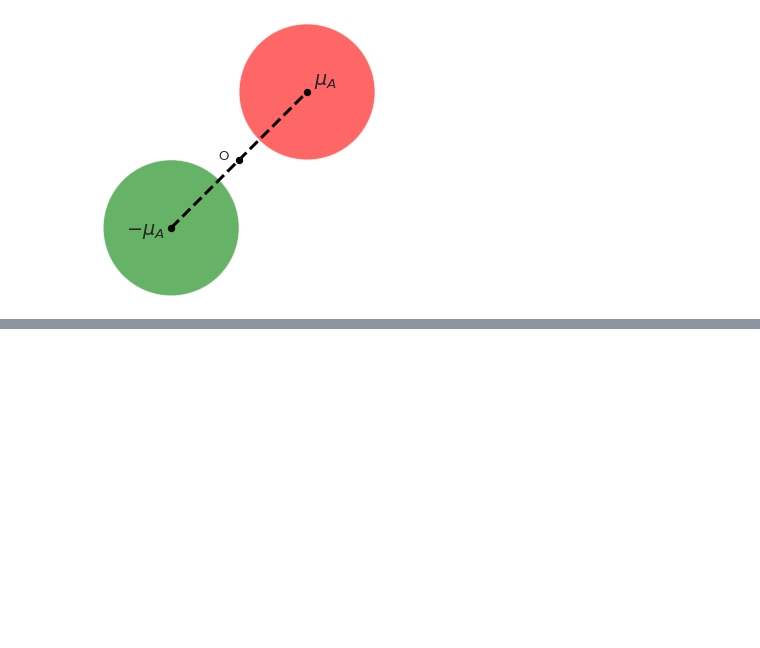
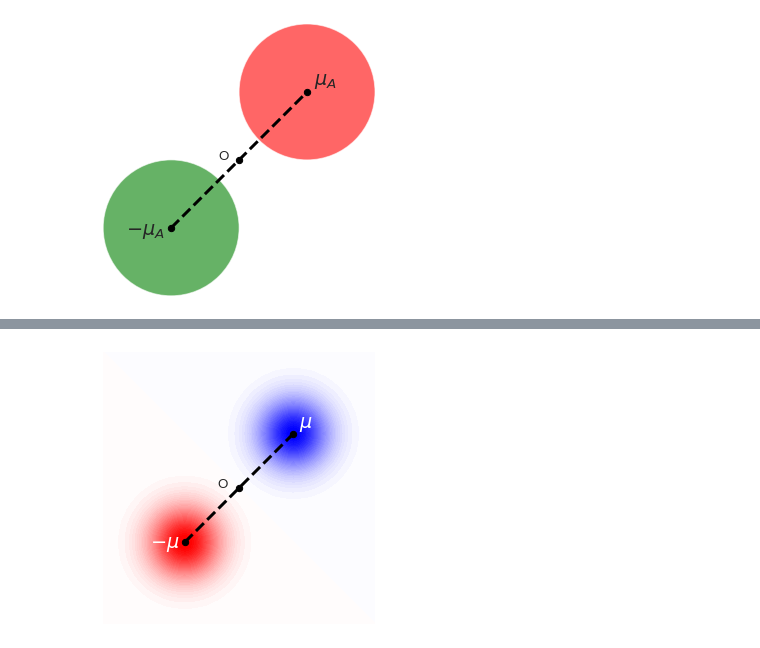
Before and after one commit to neurodata/ProL, a Jupyter notebook: notebooks/2-alternating-sequence.ipynb, the cells around one changed output, grey strips where cells are left out. Saved outputs shown, nothing was run; the diff lists cells and outputs as text; code cells hidden in the pictures; blank space fills up the shorter version.

```diff
--- a/notebooks/2-alternating-sequence.ipynb
+++ b/notebooks/2-alternating-sequence.ipynb
@@ -357,0 +465,32 @@ fig.savefig("figures/taskC.png", bbox_inches='tight')
+# %%
+fig, ax = plt.subplots(figsize=(5,5))
+
+sns.set_palette('pastel')
+
+x, y = np.mgrid[-3:3:.1, -3:3:.1]
+rv = multivariate_normal([-1, -1], 0.20*np.eye(2))
+data = np.dstack((x, y))
+z1 = rv.pdf(data)
+rv = multivariate_normal([1, 1], 0.20*np.eye(2))
+data = np.dstack((x, y))
+z2 = rv.pdf(data)
+z = z1 - z2
+ax.contourf(x, y, z, cmap='bwr', levels=100, alpha=1, extend='both')
+
+ax.plot([-1, 1], [-1, 1], c='k', lw=3, ls="dashed")
+ax.scatter([0], [0], c='k', s=40)
+ax.scatter([1], [1], c='k', s=40)
+ax.scatter([-1], [-1], c='k', s=40)
+ax.text(-0.4, 0, "O", size='small')
+ax.text(-1.1, -1.1, r"$-\mu$", size='large', ha='right', color='white')
+ax.text(1.1, 1.1, r"$\mu$", size='large', ha='left', color='white')
+ax.set_xlim([-2.5, 2.5])
+ax.set_ylim([-2.5, 2.5])
+ax.set_aspect("equal")
+ax.spines[['right', 'top', 'bottom', 'left']].set_visible(False)
+ax.set_xticks([])
+ax.set_yticks([])
+
+plt.show()
+# %% [output]
+[figure, added]
```
Also changed, not shown: parts of 11 cells of this notebook, 2 other files.
